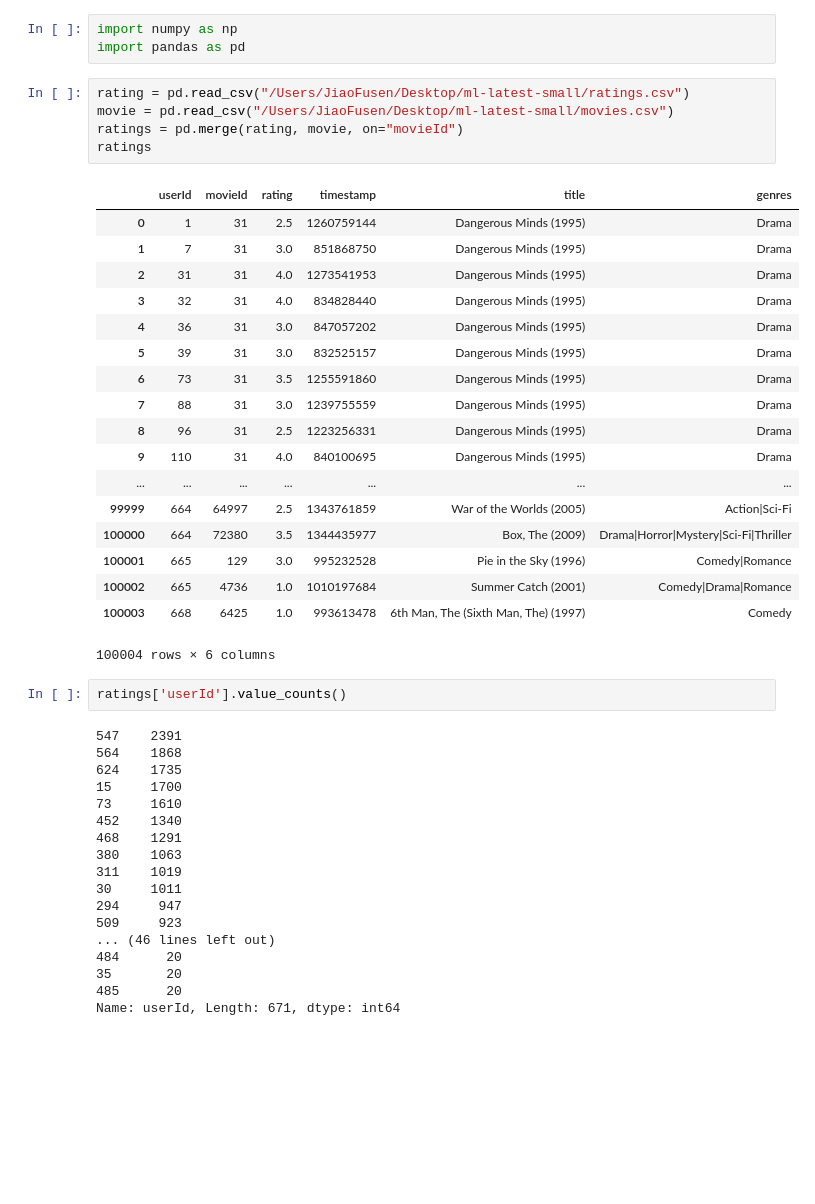
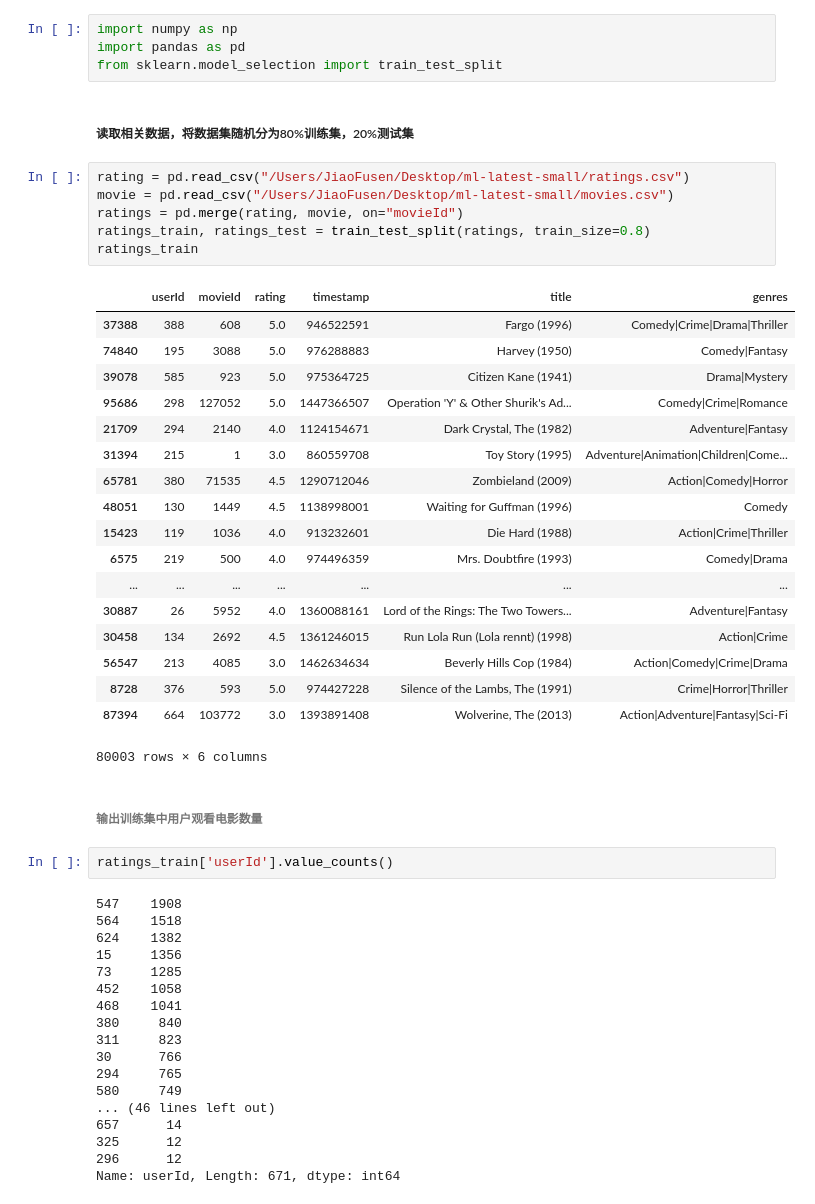
Before and after one commit to JiaoFusen/research, a Jupyter notebook: lab1.ipynb, the cells around one changed output. Saved outputs shown, nothing was run; the diff lists cells and outputs as text; blank space fills up the shorter version.

```diff
--- a/lab1.ipynb
+++ b/lab1.ipynb
@@ -1,47 +1,53 @@
 # %%
 import numpy as np
 import pandas as pd
+from sklearn.model_selection import train_test_split
+# %% [markdown]
+##### 读取相关数据，将数据集随机分为80%训练集，20%测试集
 # %%
 rating = pd.read_csv("/Users/JiaoFusen/Desktop/ml-latest-small/ratings.csv")
 movie = pd.read_csv("/Users/JiaoFusen/Desktop/ml-latest-small/movies.csv")
 ratings = pd.merge(rating, movie, on="movieId")
-ratings
+ratings_train, ratings_test = train_test_split(ratings, train_size=0.8)
+ratings_train
 # %% [output]
 |  | userId | movieId | rating | timestamp | title | genres |
-| 0 | 1 | 31 | 2.5 | 1260759144 | Dangerous Minds (1995) | Drama |
-| 1 | 7 | 31 | 3.0 | 851868750 | Dangerous Minds (1995) | Drama |
-| 2 | 31 | 31 | 4.0 | 1273541953 | Dangerous Minds (1995) | Drama |
-| 3 | 32 | 31 | 4.0 | 834828440 | Dangerous Minds (1995) | Drama |
-| 4 | 36 | 31 | 3.0 | 847057202 | Dangerous Minds (1995) | Drama |
-| 5 | 39 | 31 | 3.0 | 832525157 | Dangerous Minds (1995) | Drama |
-| 6 | 73 | 31 | 3.5 | 1255591860 | Dangerous Minds (1995) | Drama |
-| 7 | 88 | 31 | 3.0 | 1239755559 | Dangerous Minds (1995) | Drama |
-| 8 | 96 | 31 | 2.5 | 1223256331 | Dangerous Minds (1995) | Drama |
-| 9 | 110 | 31 | 4.0 | 840100695 | Dangerous Minds (1995) | Drama |
+| 37388 | 388 | 608 | 5.0 | 946522591 | Fargo (1996) | Comedy|Crime|Drama|Thriller |
+| 74840 | 195 | 3088 | 5.0 | 976288883 | Harvey (1950) | Comedy|Fantasy |
+| 39078 | 585 | 923 | 5.0 | 975364725 | Citizen Kane (1941) | Drama|Mystery |
+| 95686 | 298 | 127052 | 5.0 | 1447366507 | Operation 'Y' & Other Shurik's Ad... | Comedy|Crime|Romance |
+| 21709 | 294 | 2140 | 4.0 | 1124154671 | Dark Crystal, The (1982) | Adventure|Fantasy |
+| 31394 | 215 | 1 | 3.0 | 860559708 | Toy Story (1995) | Adventure|Animation|Children|Come... |
+| 65781 | 380 | 71535 | 4.5 | 1290712046 | Zombieland (2009) | Action|Comedy|Horror |
+| 48051 | 130 | 1449 | 4.5 | 1138998001 | Waiting for Guffman (1996) | Comedy |
+| 15423 | 119 | 1036 | 4.0 | 913232601 | Die Hard (1988) | Action|Crime|Thriller |
+| 6575 | 219 | 500 | 4.0 | 974496359 | Mrs. Doubtfire (1993) | Comedy|Drama |
 | ... | ... | ... | ... | ... | ... | ... |
-| 99999 | 664 | 64997 | 2.5 | 1343761859 | War of the Worlds (2005) | Action|Sci-Fi |
-| 100000 | 664 | 72380 | 3.5 | 1344435977 | Box, The (2009) | Drama|Horror|Mystery|Sci-Fi|Thriller |
-| 100001 | 665 | 129 | 3.0 | 995232528 | Pie in the Sky (1996) | Comedy|Romance |
-| 100002 | 665 | 4736 | 1.0 | 1010197684 | Summer Catch (2001) | Comedy|Drama|Romance |
-| 100003 | 668 | 6425 | 1.0 | 993613478 | 6th Man, The (Sixth Man, The) (1997) | Comedy |
+| 30887 | 26 | 5952 | 4.0 | 1360088161 | Lord of the Rings: The Two Towers... | Adventure|Fantasy |
+| 30458 | 134 | 2692 | 4.5 | 1361246015 | Run Lola Run (Lola rennt) (1998) | Action|Crime |
+| 56547 | 213 | 4085 | 3.0 | 1462634634 | Beverly Hills Cop (1984) | Action|Comedy|Crime|Drama |
+| 8728 | 376 | 593 | 5.0 | 974427228 | Silence of the Lambs, The (1991) | Crime|Horror|Thriller |
+| 87394 | 664 | 103772 | 3.0 | 1393891408 | Wolverine, The (2013) | Action|Adventure|Fantasy|Sci-Fi |
-100004 rows × 6 columns
+80003 rows × 6 columns
+# %% [markdown]
+###### 输出训练集中用户观看电影数量
 # %%
-ratings['userId'].value_counts()
+ratings_train['userId'].value_counts()
 # %% [output]
-547    2391
-564    1868
-624    1735
-15     1700
-73     1610
-452    1340
-468    1291
-380    1063
-311    1019
-30     1011
-294     947
-509     923
+547    1908
+564    1518
+624    1382
+15     1356
+73     1285
+452    1058
+468    1041
+380     840
+311     823
+30      766
+294     765
+580     749
 ... (46 lines left out)
-484      20
-35       20
-485      20
+657      14
+325      12
+296      12
 Name: userId, Length: 671, dtype: int64
```
Also changed, not shown: parts of 7 cells of this notebook.
